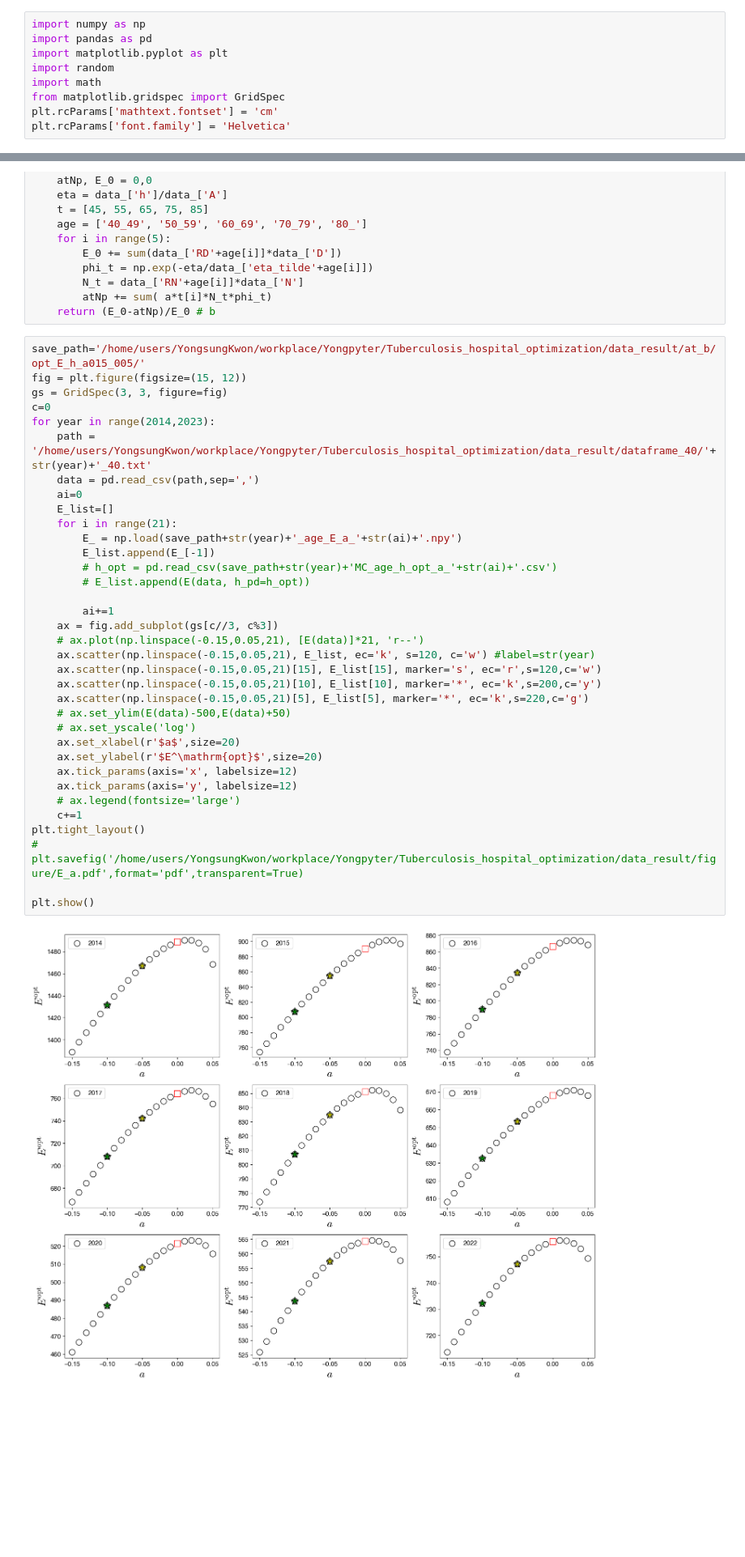
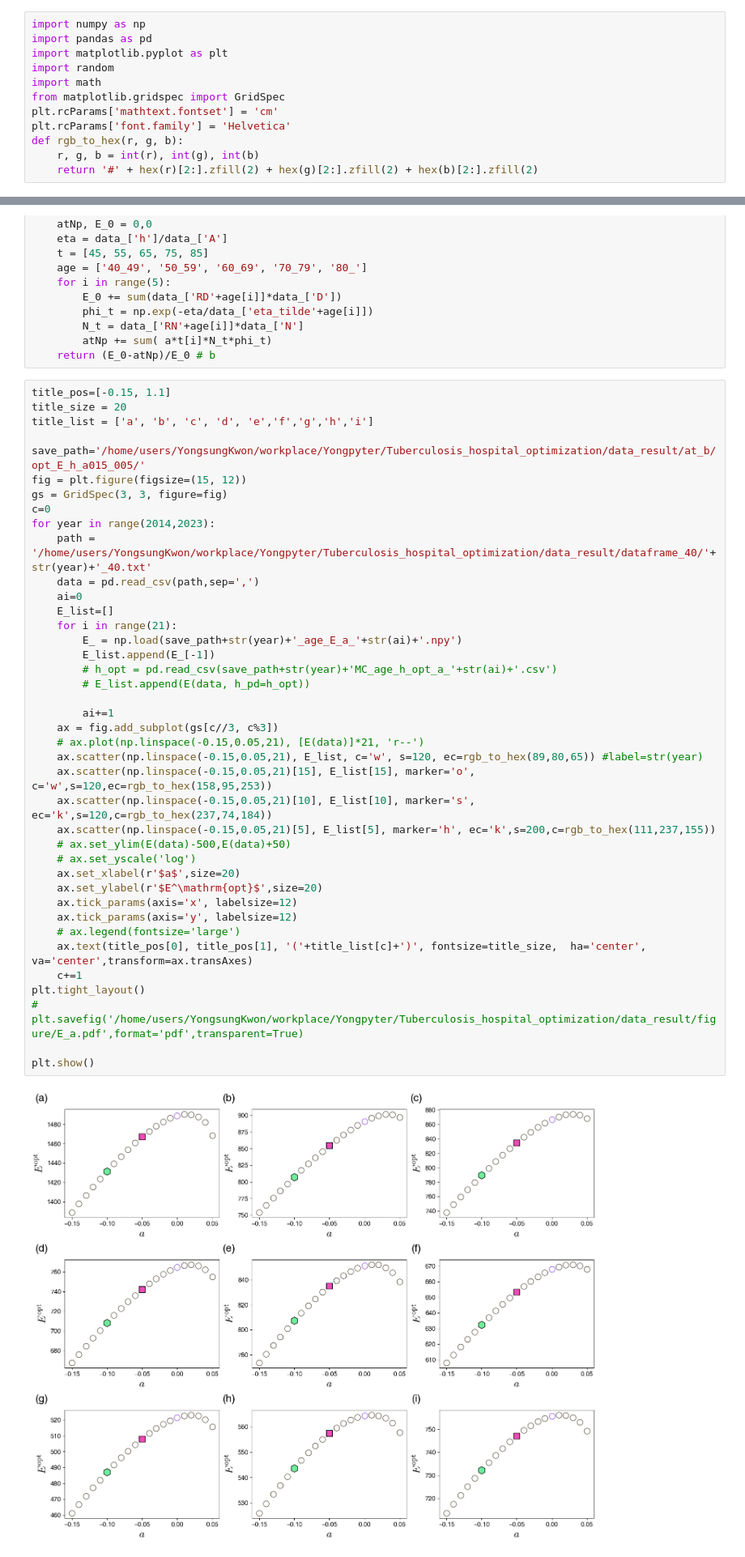
Before and after one commit to kwyosu7/Tuberculosis_hospital_optimization, a Jupyter notebook: article_figure.ipynb, the cells around one changed output, grey strips where cells are left out. Shown at 81% size. Drawn from its saved outputs; the diff is of its cells as text; blank space fills up the shorter version.

```diff
--- a/article_figure.ipynb
+++ b/article_figure.ipynb
@@ -7,6 +7,9 @@ import math
 from matplotlib.gridspec import GridSpec
 plt.rcParams['mathtext.fontset'] = 'cm'
 plt.rcParams['font.family'] = 'Helvetica'
+def rgb_to_hex(r, g, b):
+    r, g, b = int(r), int(g), int(b)
+    return '#' + hex(r)[2:].zfill(2) + hex(g)[2:].zfill(2) + hex(b)[2:].zfill(2)
 # %%
 def E(data_, h_pd=None, a=None, b=None):
 	if isinstance(h_pd, pd.DataFrame): eta = h_pd['h']/data_['A']
@@ -33,42 +36,47 @@ def b(data_, a):
 		atNp += sum( a*t[i]*N_t*phi_t)
 	return (E_0-atNp)/E_0 # b
 # %%
+title_pos=[-0.15, 1.1]
+title_size = 20
+title_list = ['a', 'b', 'c', 'd', 'e','f','g','h','i']
+
 save_path='/home/users/YongsungKwon/workplace/Yongpyter/Tuberculosis_hospital_optimization/data_result/at_b/opt_E_h_a015_005/'
 fig = plt.figure(figsize=(15, 12))
 gs = GridSpec(3, 3, figure=fig)
 c=0
 for year in range(2014,2023):
 	path = '/home/users/YongsungKwon/workplace/Yongpyter/Tuberculosis_hospital_optimization/data_result/dataframe_40/'+str(year)+'_40.txt'
 	data = pd.read_csv(path,sep=',')
 	ai=0
 	E_list=[]
 	for i in range(21):
 		E_ = np.load(save_path+str(year)+'_age_E_a_'+str(ai)+'.npy')
 		E_list.append(E_[-1])
 		# h_opt = pd.read_csv(save_path+str(year)+'MC_age_h_opt_a_'+str(ai)+'.csv')
 		# E_list.append(E(data, h_pd=h_opt))
 
 		ai+=1
 	ax = fig.add_subplot(gs[c//3, c%3])
 	# ax.plot(np.linspace(-0.15,0.05,21), [E(data)]*21, 'r--')
-	ax.scatter(np.linspace(-0.15,0.05,21), E_list, ec='k', s=120, c='w') #label=str(year)
-	ax.scatter(np.linspace(-0.15,0.05,21)[15], E_list[15], marker='s', ec='r',s=120,c='w')
-	ax.scatter(np.linspace(-0.15,0.05,21)[10], E_list[10], marker='*', ec='k',s=200,c='y')
-	ax.scatter(np.linspace(-0.15,0.05,21)[5], E_list[5], marker='*', ec='k',s=220,c='g')
+	ax.scatter(np.linspace(-0.15,0.05,21), E_list, c='w', s=120, ec=rgb_to_hex(89,80,65)) #label=str(year)
+	ax.scatter(np.linspace(-0.15,0.05,21)[15], E_list[15], marker='o', c='w',s=120,ec=rgb_to_hex(158,95,253))
+	ax.scatter(np.linspace(-0.15,0.05,21)[10], E_list[10], marker='s', ec='k',s=120,c=rgb_to_hex(237,74,184))
+	ax.scatter(np.linspace(-0.15,0.05,21)[5], E_list[5], marker='h', ec='k',s=200,c=rgb_to_hex(111,237,155))
 	# ax.set_ylim(E(data)-500,E(data)+50)
 	# ax.set_yscale('log')
 	ax.set_xlabel(r'$a$',size=20)
 	ax.set_ylabel(r'$E^\mathrm{opt}$',size=20)
 	ax.tick_params(axis='x', labelsize=12)
 	ax.tick_params(axis='y', labelsize=12)
 	# ax.legend(fontsize='large')
+	ax.text(title_pos[0], title_pos[1], '('+title_list[c]+')', fontsize=title_size,  ha='center', va='center',transform=ax.transAxes)
 	c+=1
 plt.tight_layout()
 # plt.savefig('/home/users/YongsungKwon/workplace/Yongpyter/Tuberculosis_hospital_optimization/data_result/figure/E_a.pdf',format='pdf',transparent=True)
 
 plt.show()
 # %% [output]
-[figure, old version]
+[figure, new version]
 # %%
 np.linspace(-0.15, 0.05, 21)[5]
 # %% [output]
```
Also changed, not shown: parts of 14 cells of this notebook.
